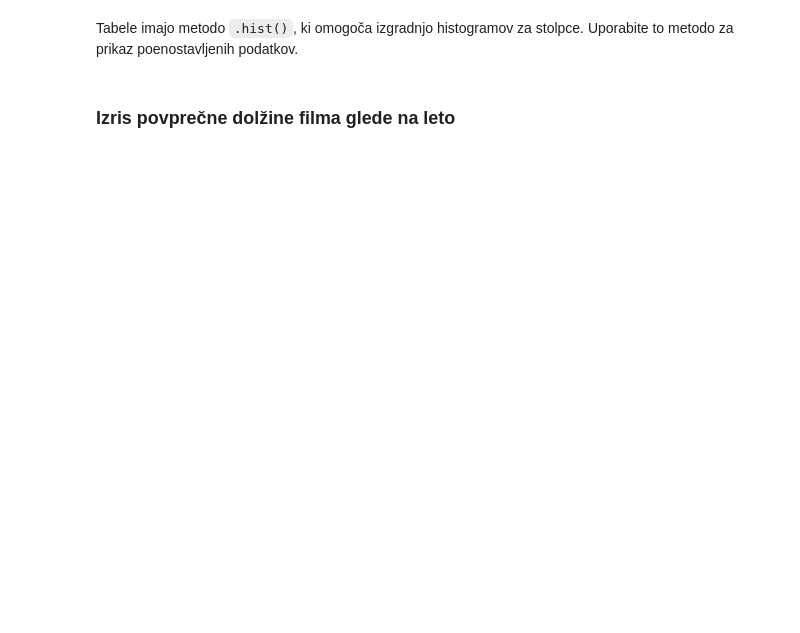
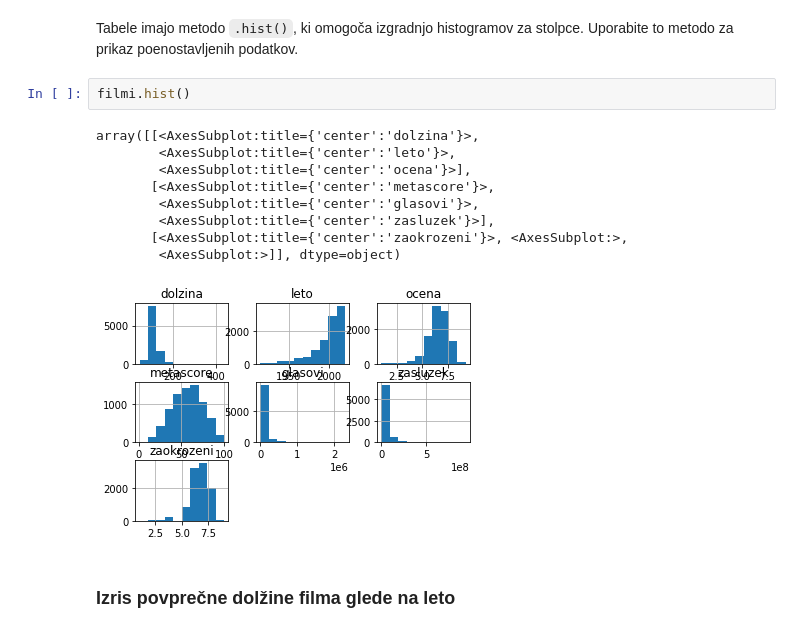
Before and after one commit to tinmarkon/programiranje-1, a Jupyter notebook: 03-knjiznica-pandas/vaje/pandas_101.ipynb, the cells around one changed output. Saved outputs shown, nothing was run; the diff lists cells and outputs as text; blank space fills up the shorter version.

```diff
--- a/03-knjiznica-pandas/vaje/pandas_101.ipynb
+++ b/03-knjiznica-pandas/vaje/pandas_101.ipynb
@@ -63,4 +186,16 @@ Naredite stolpični diagram teh podatkov.
 # %% [markdown]
 Tabele imajo metodo `.hist()`, ki omogoča izgradnjo histogramov za stolpce. Uporabite to metodo za prikaz poenostavljenih podatkov.
+# %%
+filmi.hist()
+# %% [output]
+array([[<AxesSubplot:title={'center':'dolzina'}>,
+        <AxesSubplot:title={'center':'leto'}>,
+        <AxesSubplot:title={'center':'ocena'}>],
+       [<AxesSubplot:title={'center':'metascore'}>,
+        <AxesSubplot:title={'center':'glasovi'}>,
+        <AxesSubplot:title={'center':'zasluzek'}>],
+       [<AxesSubplot:title={'center':'zaokrozeni'}>, <AxesSubplot:>,
+        <AxesSubplot:>]], dtype=object)
+[figure, added]
 # %% [markdown]
 ### Izris povprečne dolžine filma glede na leto
```
Also changed, not shown: parts of 15 cells of this notebook.
